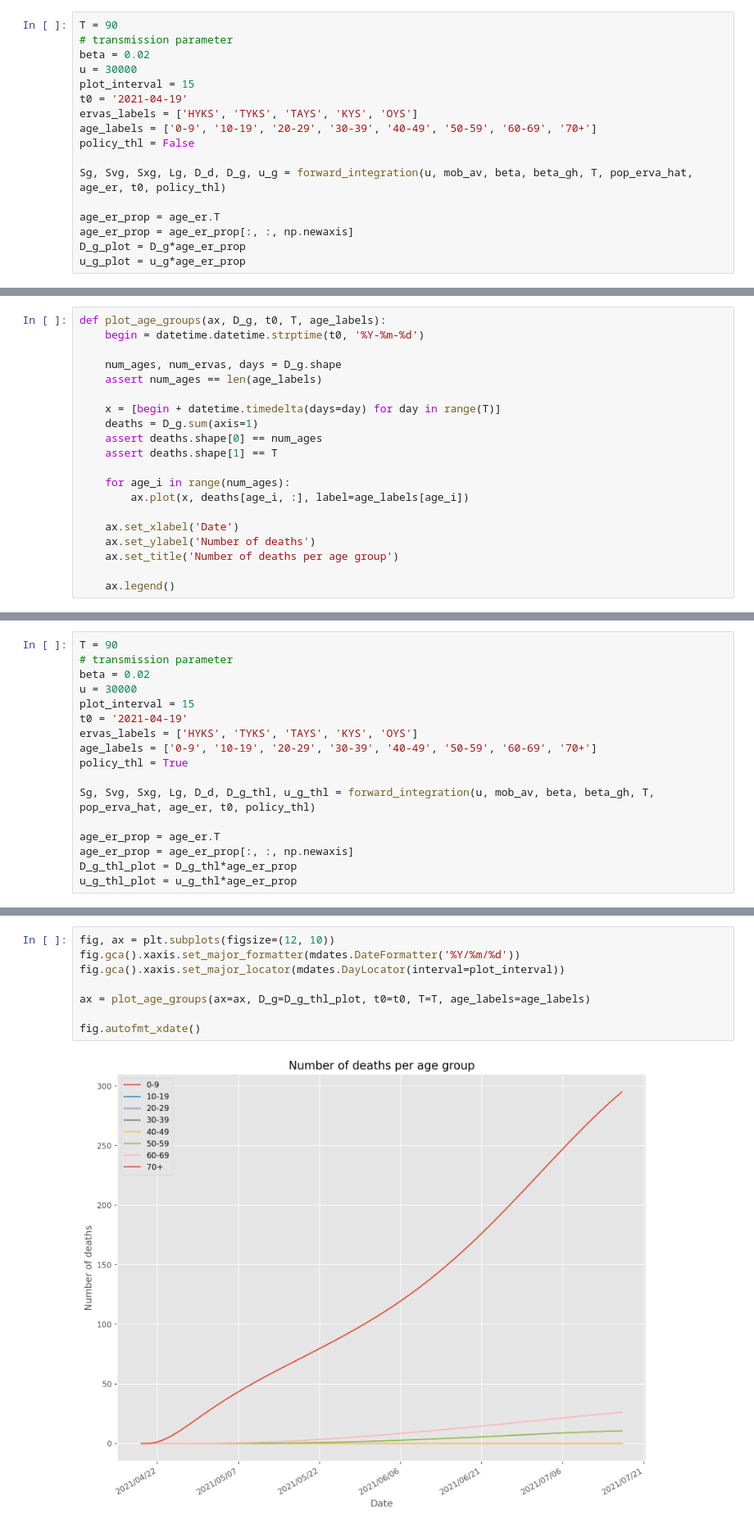
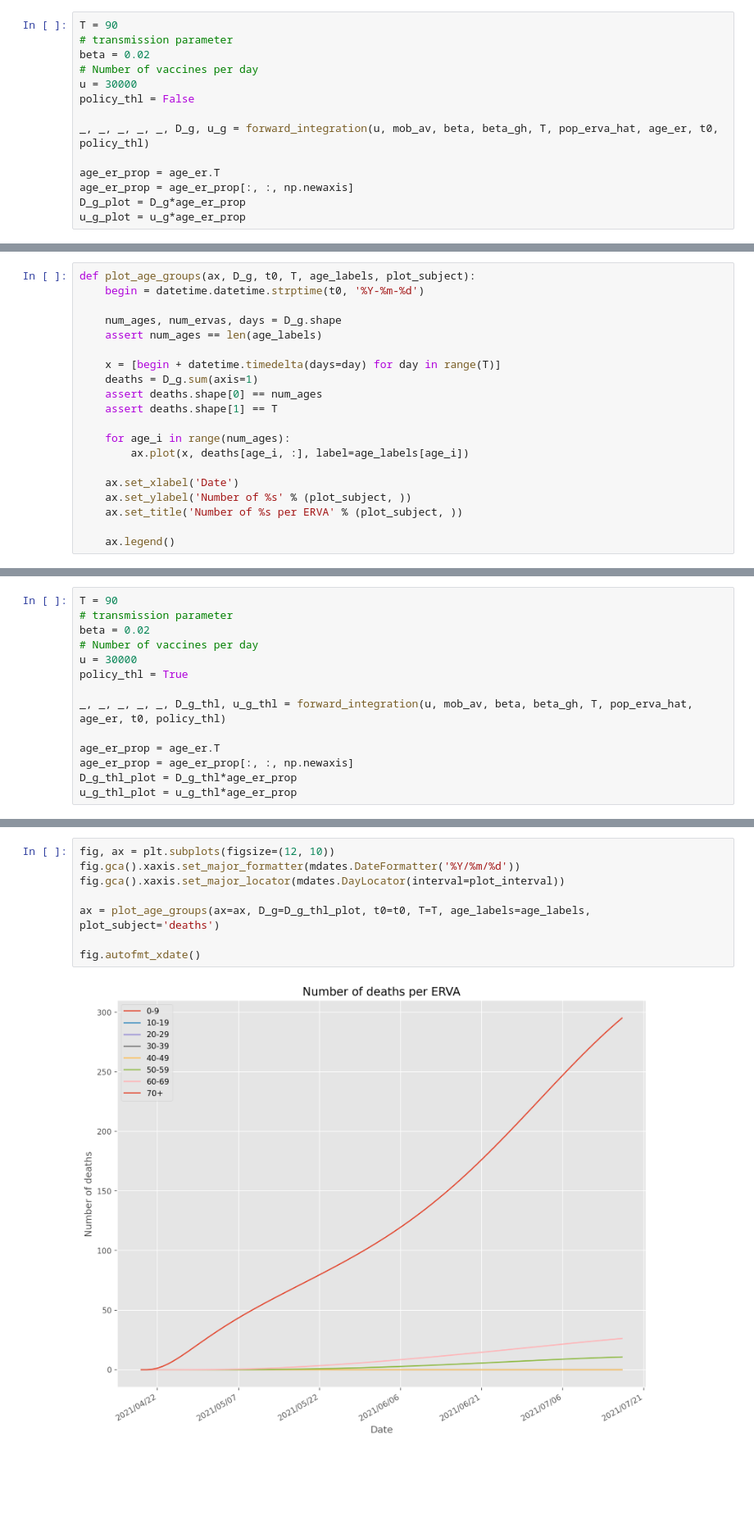
Before and after one commit to FINCoVID19/optimized_vaccination_finland, a Jupyter notebook: plot_forward_integration.ipynb, the cells around one changed output, grey strips where cells are left out. Shown at 82% size. Saved outputs shown, nothing was run; the diff lists cells and outputs as text; blank space fills up the shorter version.

```diff
--- a/plot_forward_integration.ipynb
+++ b/plot_forward_integration.ipynb
@@ -111,14 +32,11 @@ N_f = (Ng-3)*N_p
 T = 90
 # transmission parameter
 beta = 0.02
+# Number of vaccines per day
 u = 30000
-plot_interval = 15
-t0 = '2021-04-19'
-ervas_labels = ['HYKS', 'TYKS', 'TAYS', 'KYS', 'OYS']
-age_labels = ['0-9', '10-19', '20-29', '30-39', '40-49', '50-59', '60-69', '70+']
 policy_thl = False
 
-Sg, Svg, Sxg, Lg, D_d, D_g, u_g = forward_integration(u, mob_av, beta, beta_gh, T, pop_erva_hat, age_er, t0, policy_thl)
+_, _, _, _, _, D_g, u_g = forward_integration(u, mob_av, beta, beta_gh, T, pop_erva_hat, age_er, t0, policy_thl)
 
 age_er_prop = age_er.T
 age_er_prop = age_er_prop[:, :, np.newaxis]
@@ -145,7 +63,7 @@ def plot_ervas(ax, D_g, t0, T, ervas_labels):
 
     ax.legend()
 # %%
-def plot_age_groups(ax, D_g, t0, T, age_labels):
+def plot_age_groups(ax, D_g, t0, T, age_labels, plot_subject):
     begin = datetime.datetime.strptime(t0, '%Y-%m-%d')
 
     num_ages, num_ervas, days = D_g.shape
@@ -160,8 +78,8 @@ def plot_age_groups(ax, D_g, t0, T, age_labels):
         ax.plot(x, deaths[age_i, :], label=age_labels[age_i])
 
     ax.set_xlabel('Date')
-    ax.set_ylabel('Number of deaths')
-    ax.set_title('Number of deaths per age group')
+    ax.set_ylabel('Number of %s' % (plot_subject, ))
+    ax.set_title('Number of %s per ERVA' % (plot_subject, ))
 
     ax.legend()
 # %%
@@ -208,14 +126,11 @@ fig.autofmt_xdate()
 T = 90
 # transmission parameter
 beta = 0.02
+# Number of vaccines per day
 u = 30000
-plot_interval = 15
-t0 = '2021-04-19'
-ervas_labels = ['HYKS', 'TYKS', 'TAYS', 'KYS', 'OYS']
-age_labels = ['0-9', '10-19', '20-29', '30-39', '40-49', '50-59', '60-69', '70+']
 policy_thl = True
 
-Sg, Svg, Sxg, Lg, D_d, D_g_thl, u_g_thl = forward_integration(u, mob_av, beta, beta_gh, T, pop_erva_hat, age_er, t0, policy_thl)
+_, _, _, _, _, D_g_thl, u_g_thl = forward_integration(u, mob_av, beta, beta_gh, T, pop_erva_hat, age_er, t0, policy_thl)
 
 age_er_prop = age_er.T
 age_er_prop = age_er_prop[:, :, np.newaxis]
@@ -234,13 +149,13 @@ fig.autofmt_xdate()
 # %%
 fig, ax = plt.subplots(figsize=(12, 10))
 fig.gca().xaxis.set_major_formatter(mdates.DateFormatter('%Y/%m/%d'))
 fig.gca().xaxis.set_major_locator(mdates.DayLocator(interval=plot_interval))
 
-ax = plot_age_groups(ax=ax, D_g=D_g_thl_plot, t0=t0, T=T, age_labels=age_labels)
+ax = plot_age_groups(ax=ax, D_g=D_g_thl_plot, t0=t0, T=T, age_labels=age_labels, plot_subject='deaths')
 
 fig.autofmt_xdate()
 # %% [output]
-[figure, old version]
+[figure, new version]
 # %%
 fig, ax = plt.subplots(figsize=(12, 10))
 fig.gca().xaxis.set_major_formatter(mdates.DateFormatter('%Y/%m/%d'))
```
Also changed, not shown: parts of 12 cells of this notebook, 2 other files.
